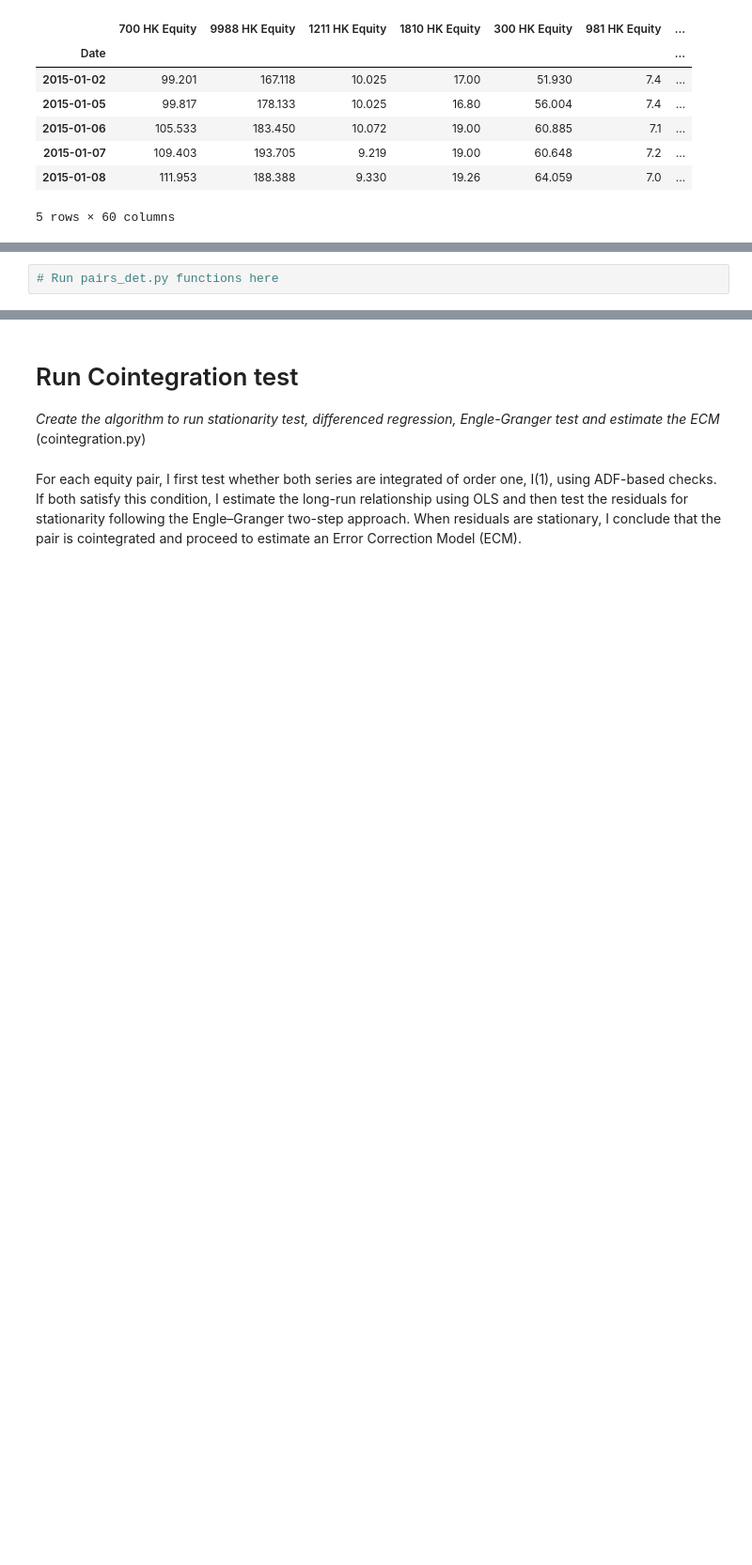
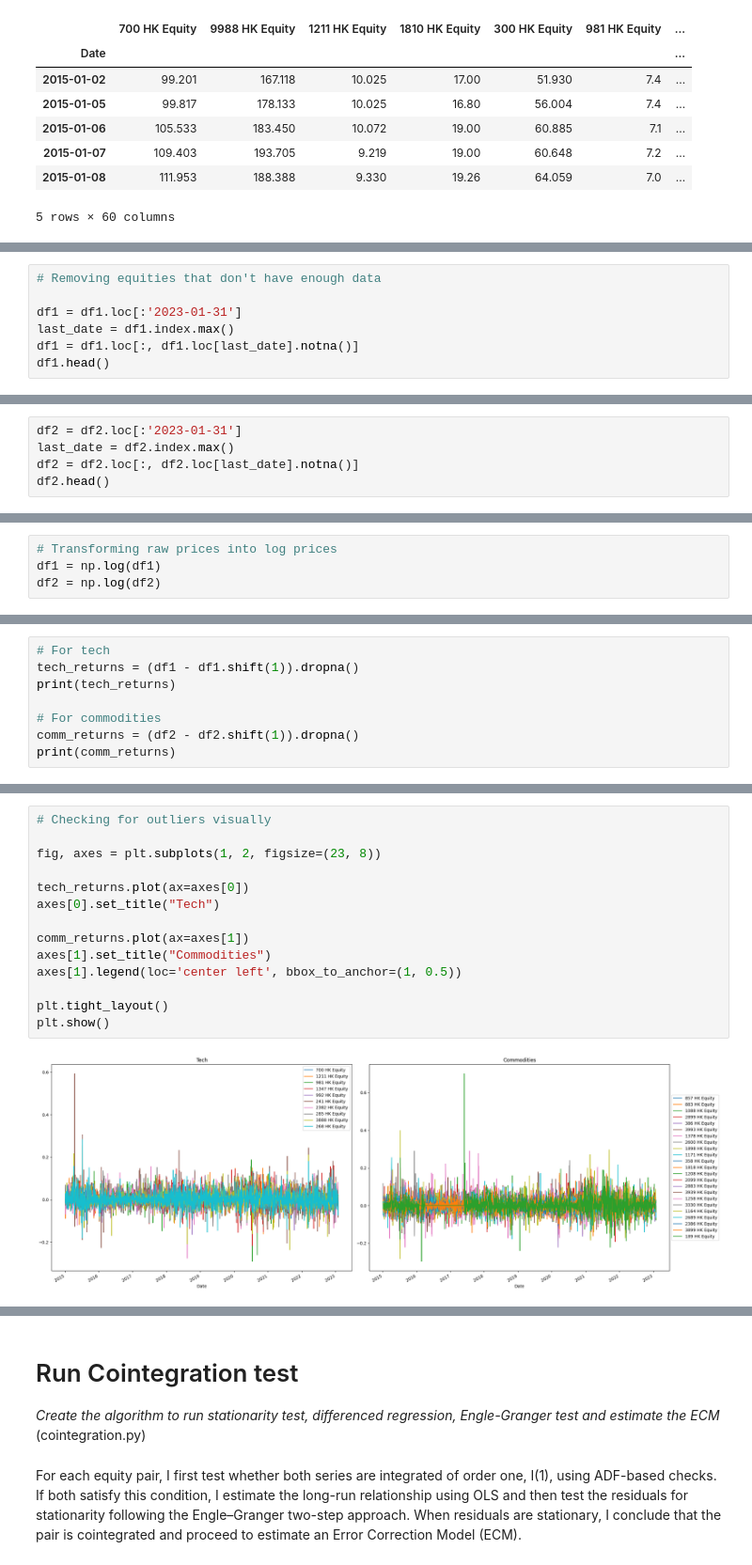
Before and after one commit to hivan04/applied-project-06039211, a Jupyter notebook: scripts/main.ipynb, the cells around one changed output, grey strips where cells are left out. Shown at 94% size. Cells and saved outputs as stored; diff of their text form; blank space fills up the shorter version.

Commit message:
21.04
Created pairs

```diff
--- a/scripts/main.ipynb
+++ b/scripts/main.ipynb
@@ -42,0 +91,7 @@ df.head()
+# %%
+# Removing equities that don't have enough data
+
+df1 = df1.loc[:'2023-01-31']
+last_date = df1.index.max()
+df1 = df1.loc[:, df1.loc[last_date].notna()]
+df1.head()
@@ -43,2 +106,5 @@ df.head()
 # %%
-# Run pairs_det.py functions here
+df2 = df2.loc[:'2023-01-31']
+last_date = df2.index.max()
+df2 = df2.loc[:, df2.loc[last_date].notna()]
+df2.head()
@@ -44,0 +120,4 @@ df.head()
+# %%
+# Transforming raw prices into log prices
+df1 = np.log(df1)
+df2 = np.log(df2)
@@ -44,0 +135,8 @@ df.head()
+# %%
+# For tech
+tech_returns = (df1 - df1.shift(1)).dropna()
+print(tech_returns)
+
+# For commodities
+comm_returns = (df2 - df2.shift(1)).dropna()
+print(comm_returns)
@@ -44,0 +161,16 @@ df.head()
+# %%
+# Checking for outliers visually
+
+fig, axes = plt.subplots(1, 2, figsize=(23, 8))
+
+tech_returns.plot(ax=axes[0])
+axes[0].set_title("Tech")
+
+comm_returns.plot(ax=axes[1])
+axes[1].set_title("Commodities")
+axes[1].legend(loc='center left', bbox_to_anchor=(1, 0.5))
+
+plt.tight_layout()
+plt.show()
+# %% [output]
+[figure, added]
```
Also changed, not shown: parts of 35 cells of this notebook, 59 other files.
